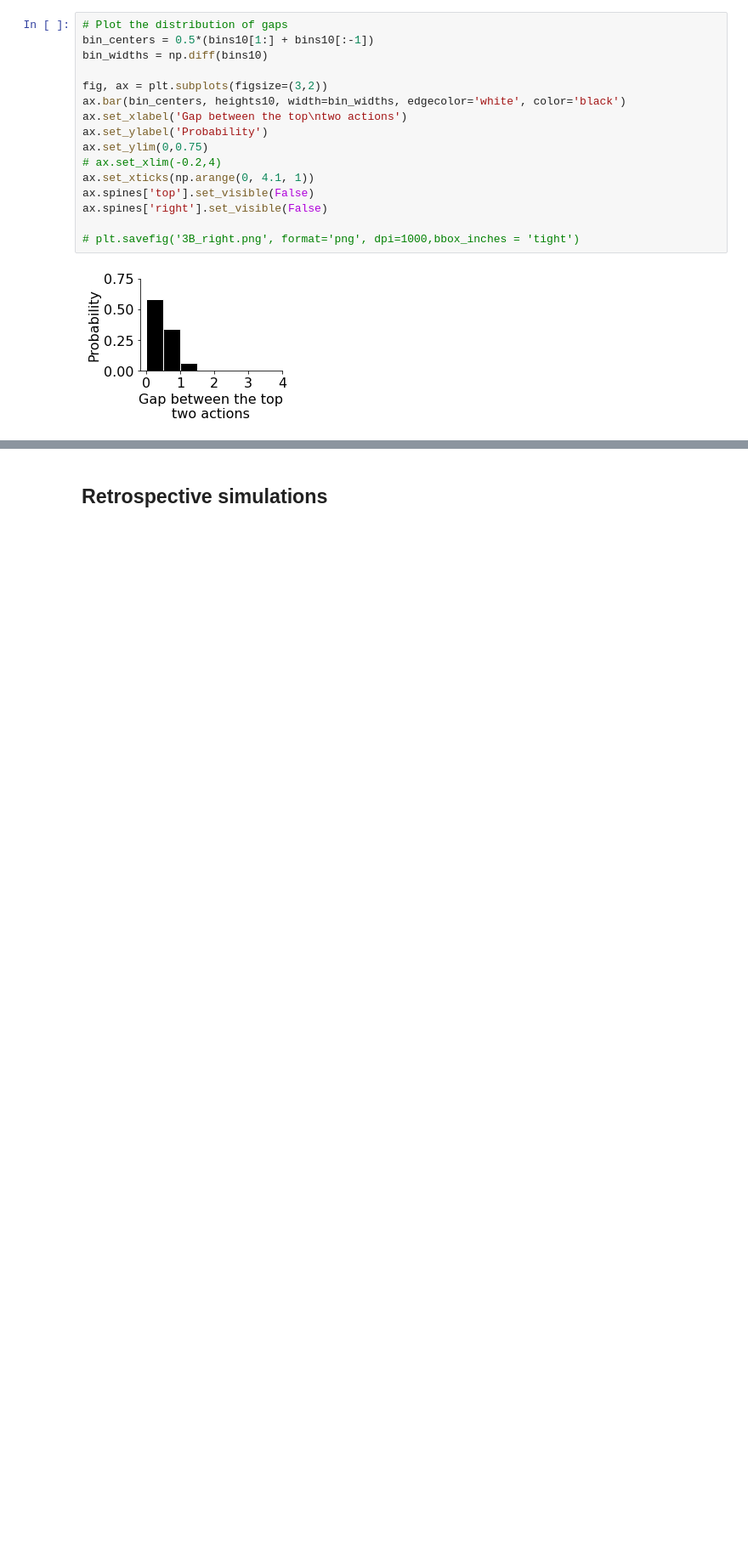
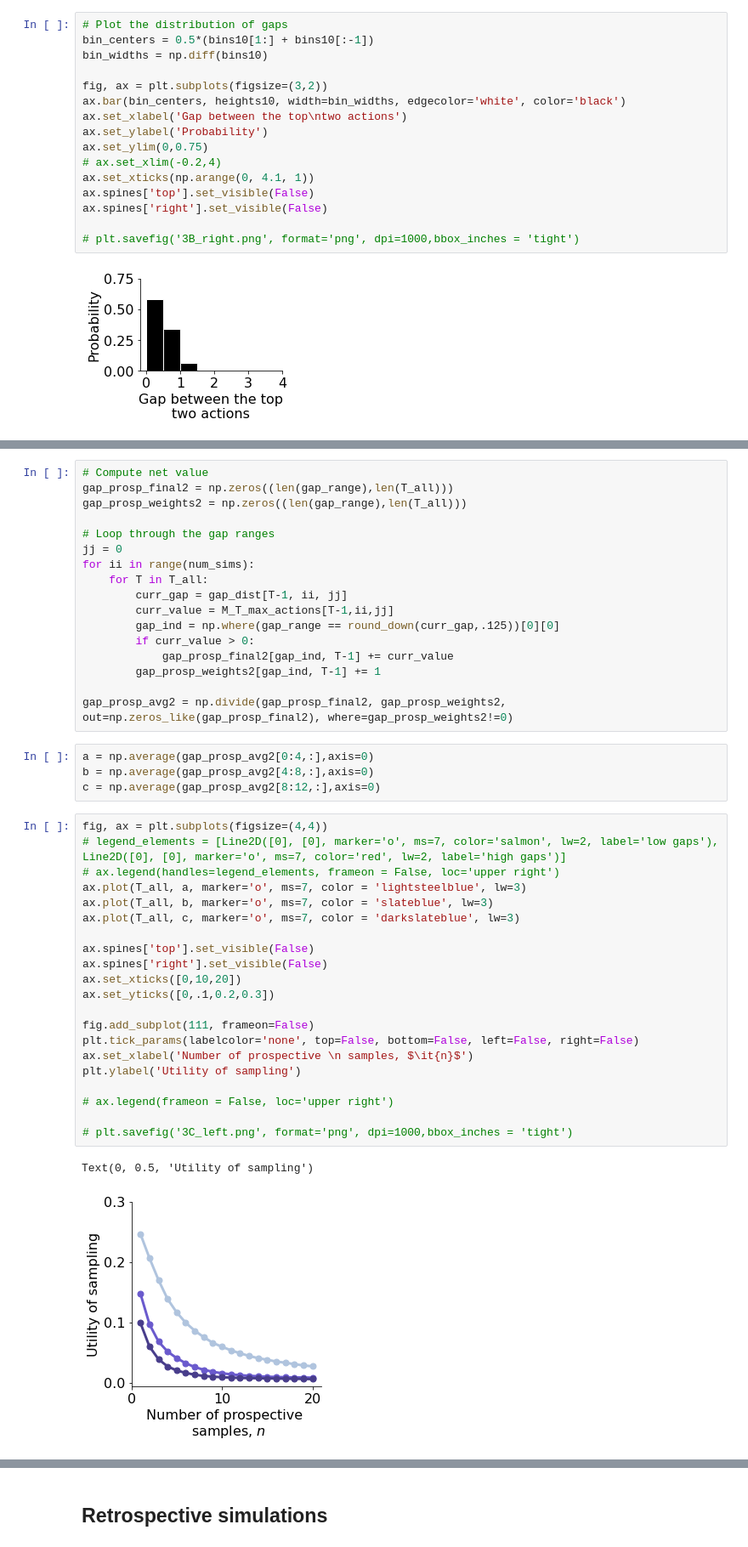
Before and after one commit to ionatankuperwajs/meta-planning, a Jupyter notebook: model_online_action.ipynb, the cells around one changed output, grey strips where cells are left out. Shown at 85% size. Saved outputs shown, nothing was run; the diff lists cells and outputs as text; blank space fills up the shorter version.

```diff
--- a/model_online_action.ipynb
+++ b/model_online_action.ipynb
@@ -899,0 +792,45 @@ plt.savefig('3C_right.png', format='png', dpi=1000,bbox_inches = 'tight')
+# %%
+# Compute net value
+gap_prosp_final2 = np.zeros((len(gap_range),len(T_all)))
+gap_prosp_weights2 = np.zeros((len(gap_range),len(T_all)))
+
+# Loop through the gap ranges
+jj = 0
+for ii in range(num_sims):
+    for T in T_all:
+        curr_gap = gap_dist[T-1, ii, jj]
+        curr_value = M_T_max_actions[T-1,ii,jj]
+        gap_ind = np.where(gap_range == round_down(curr_gap,.125))[0][0]
+        if curr_value > 0:
+            gap_prosp_final2[gap_ind, T-1] += curr_value
+        gap_prosp_weights2[gap_ind, T-1] += 1
+
+gap_prosp_avg2 = np.divide(gap_prosp_final2, gap_prosp_weights2, out=np.zeros_like(gap_prosp_final2), where=gap_prosp_weights2!=0)
+# %%
+a = np.average(gap_prosp_avg2[0:4,:],axis=0)
+b = np.average(gap_prosp_avg2[4:8,:],axis=0)
+c = np.average(gap_prosp_avg2[8:12,:],axis=0)
+# %%
+fig, ax = plt.subplots(figsize=(4,4))
+# legend_elements = [Line2D([0], [0], marker='o', ms=7, color='salmon', lw=2, label='low gaps'),  Line2D([0], [0], marker='o', ms=7, color='red', lw=2, label='high gaps')]
+# ax.legend(handles=legend_elements, frameon = False, loc='upper right')
+ax.plot(T_all, a, marker='o', ms=7, color = 'lightsteelblue', lw=3)
+ax.plot(T_all, b, marker='o', ms=7, color = 'slateblue', lw=3)
+ax.plot(T_all, c, marker='o', ms=7, color = 'darkslateblue', lw=3)
+
+ax.spines['top'].set_visible(False)
+ax.spines['right'].set_visible(False)
+ax.set_xticks([0,10,20])
+ax.set_yticks([0,.1,0.2,0.3])
+
+fig.add_subplot(111, frameon=False)
+plt.tick_params(labelcolor='none', top=False, bottom=False, left=False, right=False)
+ax.set_xlabel('Number of prospective \n samples, $\it{n}$')
+plt.ylabel('Utility of sampling')
+
+# ax.legend(frameon = False, loc='upper right')
+
+# plt.savefig('3C_left.png', format='png', dpi=1000,bbox_inches = 'tight')
+# %% [output]
+Text(0, 0.5, 'Utility of sampling')
+[figure, added]
```
Also changed, not shown: parts of 53 cells of this notebook, 1 other file.
